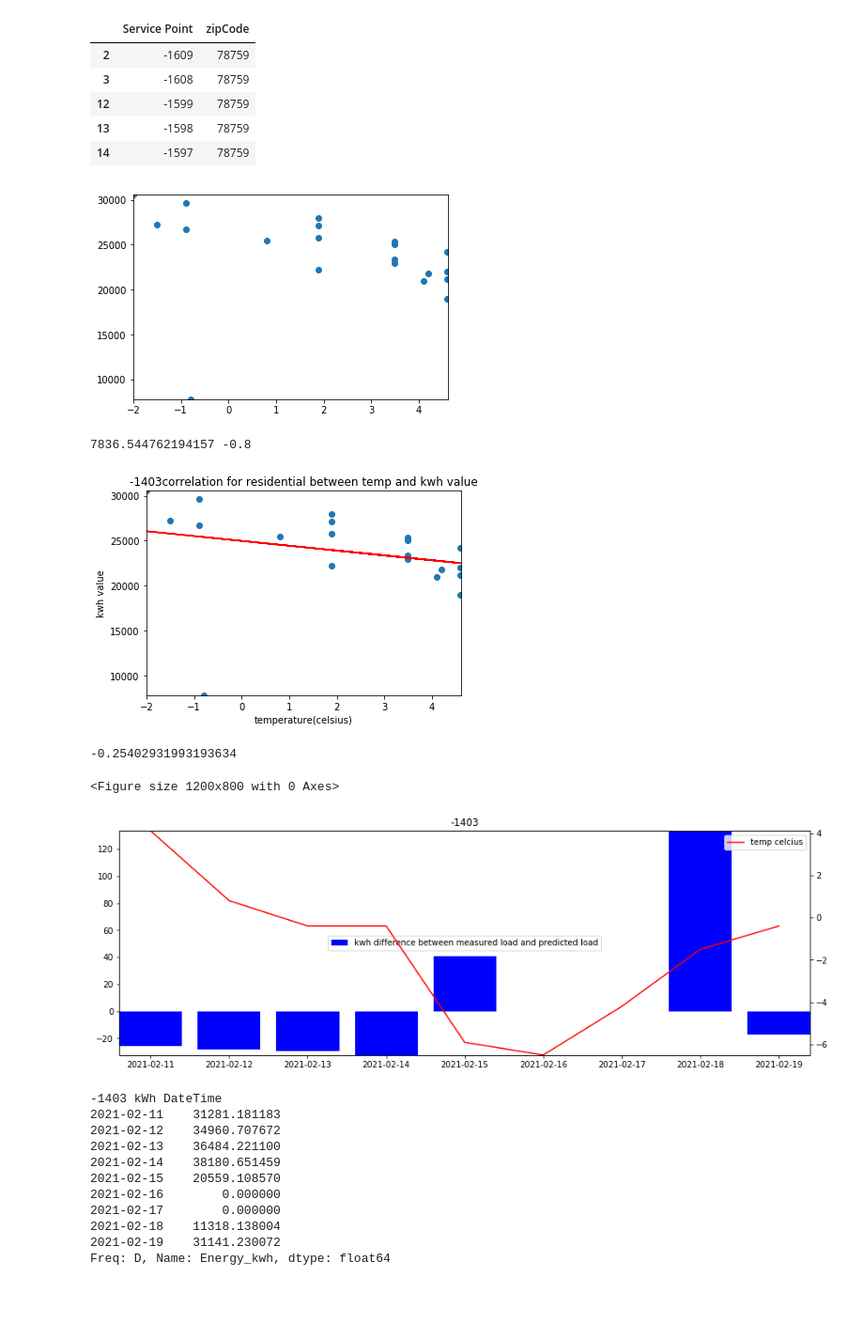
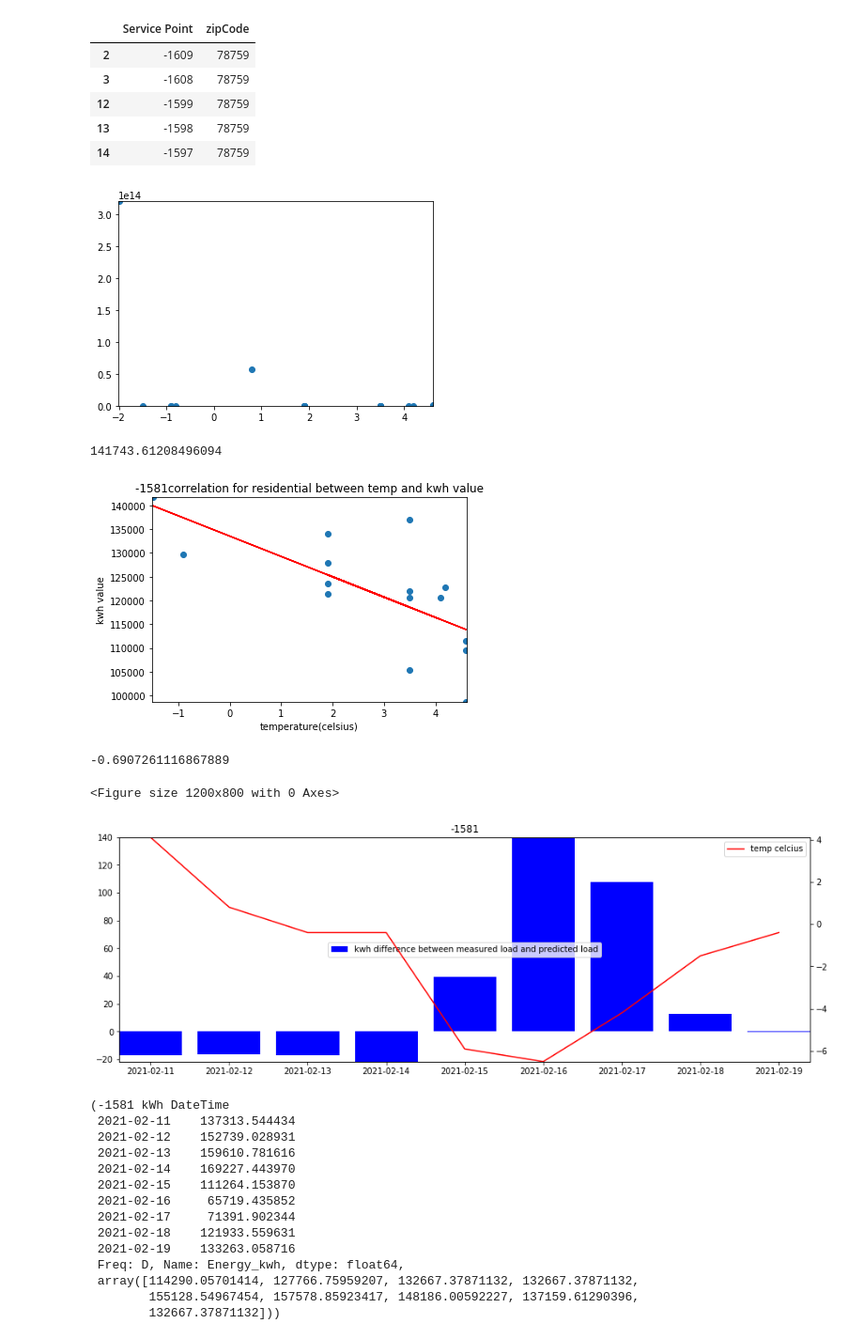
Before and after one commit to prav0761/Unsupervised-Anomaly-Detection-of-Winter-Storm-Outages, a Jupyter notebook: check_inf_servicepoint.ipynb, the cells around one changed output. Shown at 94% size. Cells and saved outputs as stored; diff of their text form; code cells hidden in the pictures; blank space fills up the shorter version.

```diff
--- a/check_inf_servicepoint.ipynb
+++ b/check_inf_servicepoint.ipynb
@@ -117,14 +117,15 @@ def function(servicepoint):
     plt.show()
     Q1=resi_below_5[resi_below_5.columns[0]].quantile(0.25)
     Q3=resi_below_5[resi_below_5.columns[0]].quantile(0.75)
+    if servicepoint==-1581:
+        bad_value=resi_below_5[resi_below_5.columns[0]].quantile(0.80)
+    else:
+        bad_value=resi_below_5[resi_below_5.columns[0]].quantile(0.98)
+    print(bad_value)
     IQR=Q3-Q1
     th=Q1-1.5*IQR
-    for index,row in resi_below_5[resi_below_5['TMP']<5].iterrows():
-        if row['Energy_kwh']<th and row['TMP']<0:
-            print(row['Energy_kwh'],row['TMP'])
-            resi_below_5_1=resi_below_5.drop(index)
-        else:
-            resi_below_5_1=resi_below_5
+    indexAge = resi_below_5[ ((resi_below_5['Energy_kwh'] <th ) & (resi_below_5['TMP'] < 0)) |(resi_below_5['Energy_kwh']>bad_value)  ].index
+    resi_below_5_1=resi_below_5.drop(indexAge)
     q=resi_below_5_1[resi_below_5_1['TMP']<5]
     plt.scatter(q['TMP'],q['Energy_kwh'])
     plt.xlabel('temperature(celsius)')
@@ -162,24 +163,27 @@ def function(servicepoint):
     ax2.legend(['temp celcius'])
     plt.title(servicepoint)
     plt.show()
-    return residential_test_data_service_point['Energy_kwh']['2021-02-11':'2021-02-19']
+    return residential_test_data_service_point['Energy_kwh']['2021-02-11':'2021-02-19'],pred_below_5
 # %%
-function(-1403)
+function(-1581)
 # %% [output]
-[figure, old version]
+[figure, new version]
-7836.544762194157 -0.8
+141743.61208496094
-[figure, old version]
+[figure, new version]
--0.25402931993193634
+-0.6907261116867889
 <Figure size 1200x800 with 0 Axes>
-[figure, old version]
+[figure, new version]
--1403 kWh DateTime
-2021-02-11    31281.181183
-2021-02-12    34960.707672
-2021-02-13    36484.221100
-2021-02-14    38180.651459
-2021-02-15    20559.108570
-2021-02-16        0.000000
-2021-02-17        0.000000
-2021-02-18    11318.138004
-2021-02-19    31141.230072
-Freq: D, Name: Energy_kwh, dtype: float64
+(-1581 kWh DateTime
+ 2021-02-11    137313.544434
+ 2021-02-12    152739.028931
+ 2021-02-13    159610.781616
+ 2021-02-14    169227.443970
+ 2021-02-15    111264.153870
+ 2021-02-16     65719.435852
+ 2021-02-17     71391.902344
+ 2021-02-18    121933.559631
+ 2021-02-19    133263.058716
+ Freq: D, Name: Energy_kwh, dtype: float64,
+ array([114290.05701414, 127766.75959207, 132667.37871132, 132667.37871132,
+        155128.54967454, 157578.85923417, 148186.00592227, 137159.61290396,
+        132667.37871132]))
```
Also changed, not shown: 1 other file.
